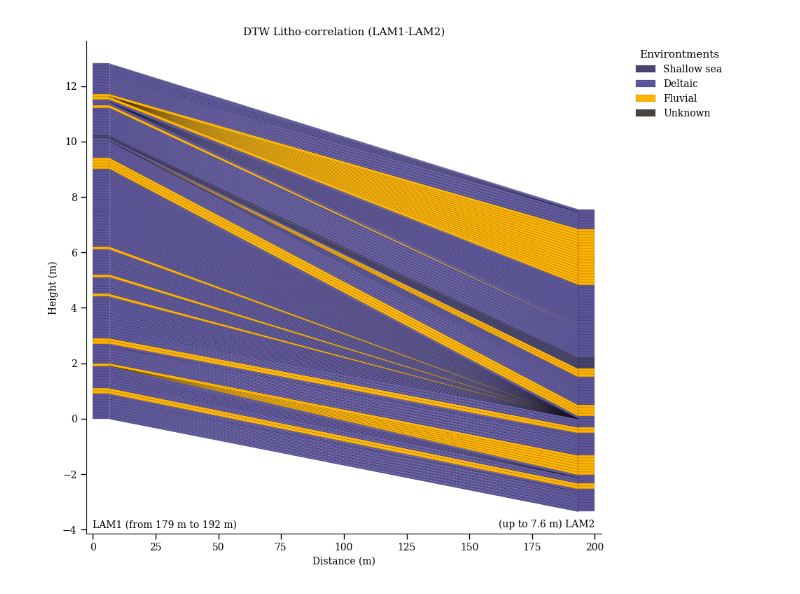
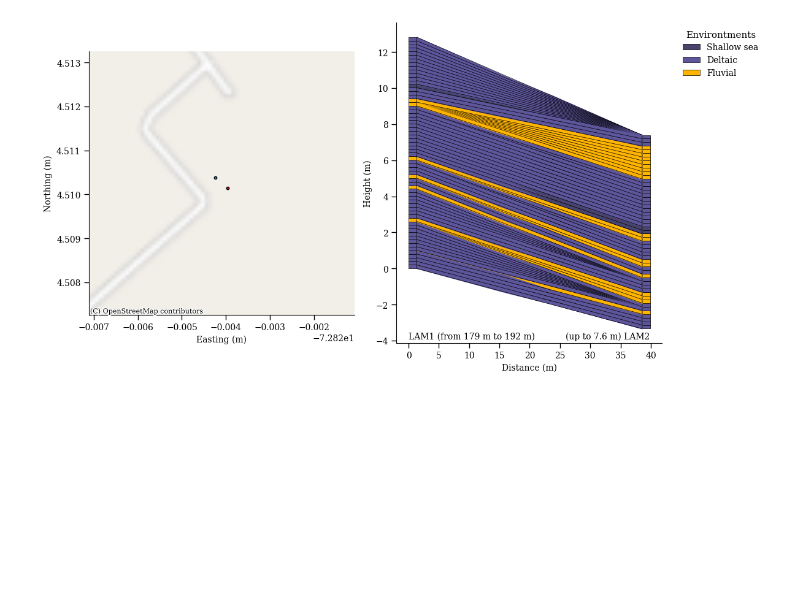
Before and after one commit to sebnarvaez19/straticor, a Jupyter notebook: notebooks/test_section.ipynb, the cells around one changed output. Cells and saved outputs as stored; diff of their text form; code cells hidden in the pictures; blank space fills up the shorter version.

```diff
--- a/notebooks/test_section.ipynb
+++ b/notebooks/test_section.ipynb
@@ -55,19 +72,35 @@ plt.show()
-# %%
-d, corr_matrix = scr.dtw_log(col_1, col_2, cost_func="litho", penalty=0.0)
-col_3, corr_path = scr.warp_log(col_1, col_2, corr_matrix)
-
-fig, ax = plt.subplots(figsize=(10, 8))
-
-ax = scr.plot_section(col_1, col_2, corr_path, space=200, ax=ax, lw=0.1)
-ax.text(0.0, -4.0, "LAM1 (from 179 m to 192 m)", va="bottom", ha="left")
-ax.text(200.0, -4.0, "(up to 7.6 m) LAM2", va="bottom", ha="right")
-
-ax.set(
-    xlabel="Distance (m)",
-    ylabel="Height (m)",
-    title="DTW Litho-correlation (LAM1-LAM2)",
-)
-
-plt.show()
-# %% [output]
-[figure, removed]
+# %%
+import contextily as ctx
+
+
+fig, axs = plt.subplots(1, 2, figsize=(12, 6), tight_layout=True)
+
+axs[1] = scr.plot_section(col_1, col_2, corr_path, space=space, ax=axs[1], lw=0.5)
+axs[1].text(0.0, -4.0, "LAM1 (from 179 m to 192 m)", va="bottom", ha="left")
+axs[1].text(space, -4.0, "(up to 7.6 m) LAM2", va="bottom", ha="right")
+
+for name, x_y in coords.items():
+    axs[0].scatter(*x_y, s=10, label=name)
+
+
+ctx.add_basemap(
+    axs[0],
+    zoom=14,
+    source=ctx.providers.OpenStreetMap.Mapnik,
+    # source=ctx.providers.Esri.WorldImagery,
+    crs="EPSG:4326",
+)
+
+N = 8
+
+axs[0].set(
+    xlabel="Easting (m)",
+    ylabel="Northing (m)",
+    xlim=(min(coords["lam1"][0], coords["lam2"][0])-mercator_space*N, max(coords["lam1"][0], coords["lam2"][0])+mercator_space*N),
+    ylim=(min(coords["lam1"][1], coords["lam2"][1])-mercator_space*N, max(coords["lam1"][1], coords["lam2"][1])+mercator_space*N),
+)
+axs[1].set(xlabel="Distance (m)", ylabel="Height (m)")
+
+plt.show()
+# %% [output]
+[figure, added]
```
Also changed, not shown: parts of 5 cells of this notebook.
